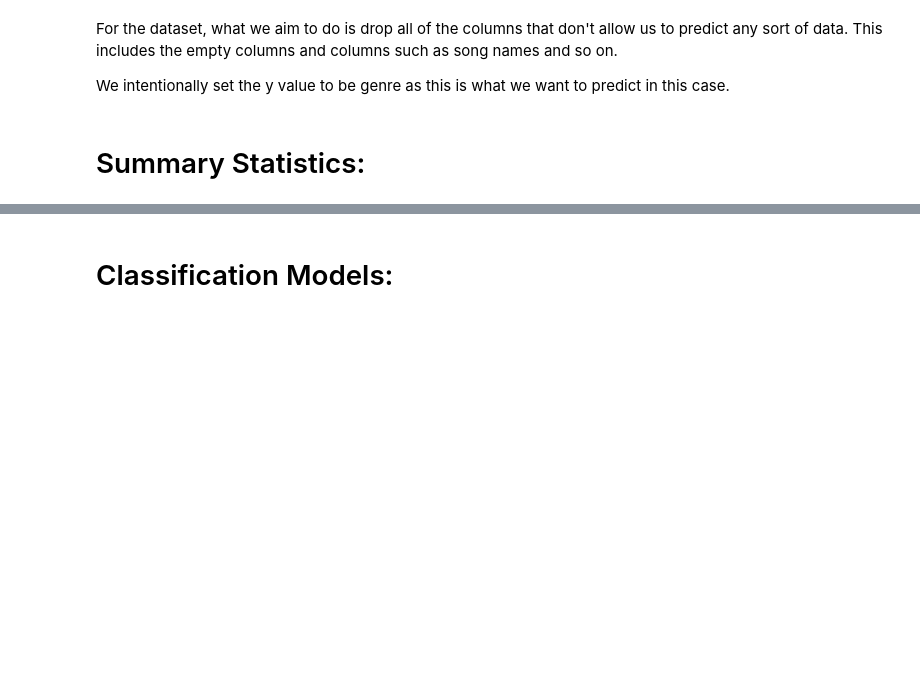
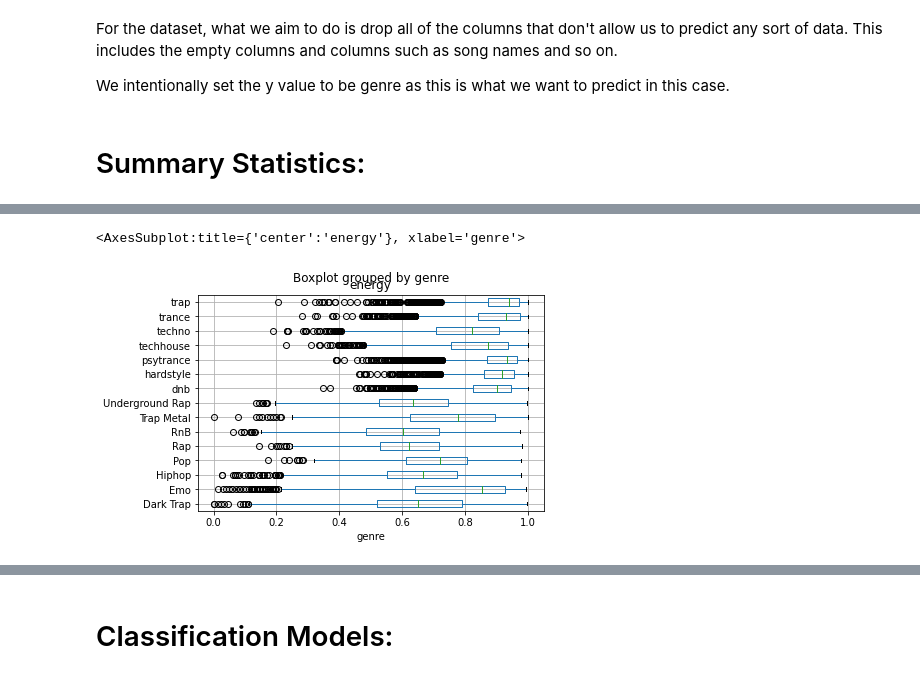
Before and after one commit to by-edu/prj2-preprocessing, a Jupyter notebook: src/prj2.ipynb, the cells around one changed output, grey strips where cells are left out. Cells and saved outputs as stored; diff of their text form; code cells hidden in the pictures; blank space fills up the shorter version.

```diff
--- a/src/prj2.ipynb
+++ b/src/prj2.ipynb
@@ -117,0 +125,5 @@ trap             0.97300  1.000
+# %%
+dataset.boxplot(column='energy',vert=False,by='genre')
+# %% [output]
+<AxesSubplot:title={'center':'energy'}, xlabel='genre'>
+[figure, added]
```
Also changed, not shown: parts of 19 cells of this notebook.
